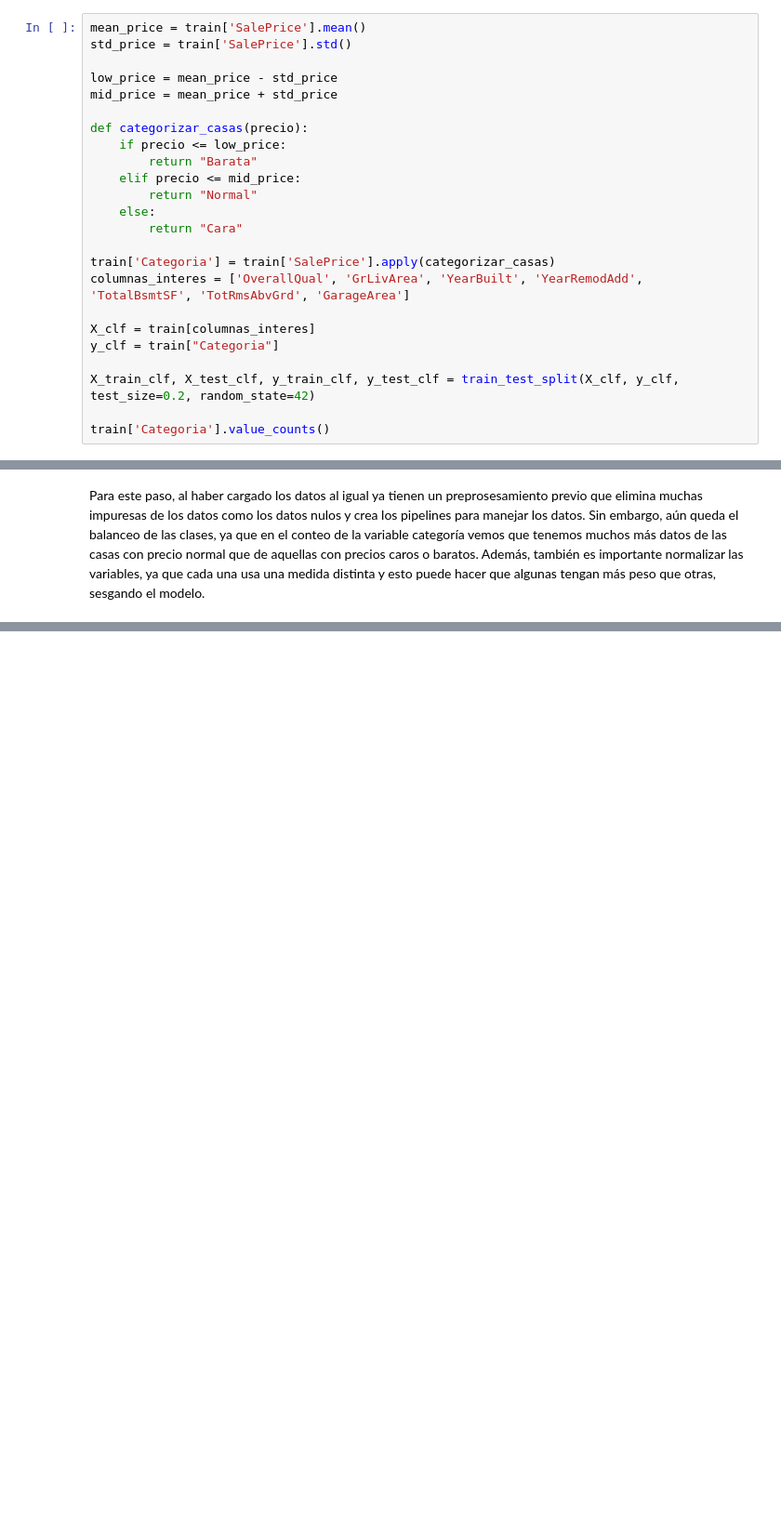
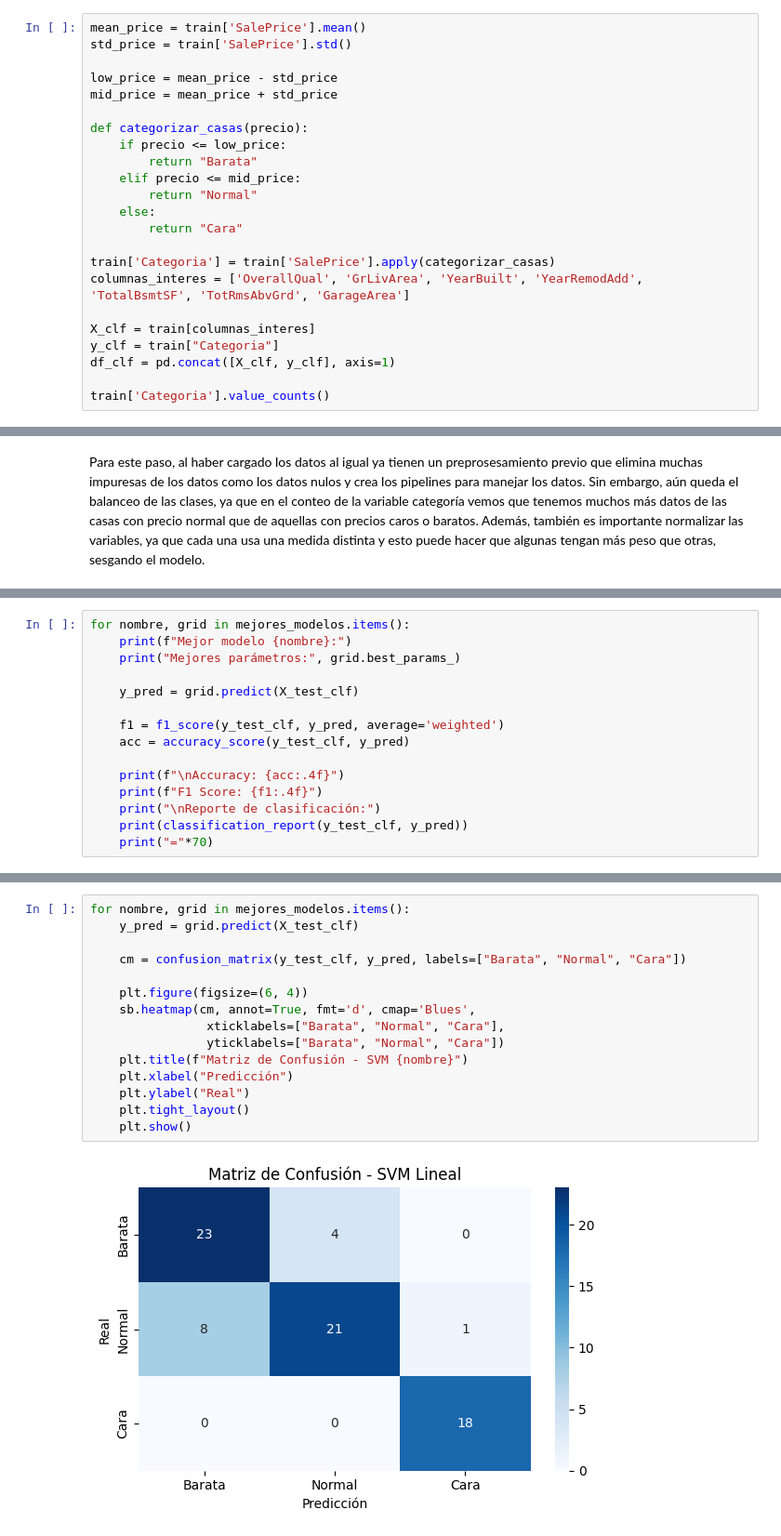
Before and after one commit to DiegoGarV/HDT8-DM, a Jupyter notebook: SVM.ipynb, the cells around one changed output, grey strips where cells are left out. Shown: that part at 93% size. Saved outputs shown, nothing was run; the diff lists cells and outputs as text; blank space fills up the shorter version.

```diff
--- a/SVM.ipynb
+++ b/SVM.ipynb
@@ -90,8 +79,7 @@ columnas_interes = ['OverallQual', 'GrLivArea', 'YearBuilt', 'YearRemodAdd',  'T
 
 X_clf = train[columnas_interes]
 y_clf = train["Categoria"]
-
-X_train_clf, X_test_clf, y_train_clf, y_test_clf = train_test_split(X_clf, y_clf, test_size=0.2, random_state=42)
+df_clf = pd.concat([X_clf, y_clf], axis=1)
 
 train['Categoria'].value_counts()
 # %% [output]
@@ -120,0 +241,15 @@ svm_clf.fit(X_train_clf_prep, y_train_clf)
+# %%
+for nombre, grid in mejores_modelos.items():
+    print(f"Mejor modelo {nombre}:")
+    print("Mejores parámetros:", grid.best_params_)
+
+    y_pred = grid.predict(X_test_clf)
+
+    f1 = f1_score(y_test_clf, y_pred, average='weighted')
+    acc = accuracy_score(y_test_clf, y_pred)
+
+    print(f"\nAccuracy: {acc:.4f}")
+    print(f"F1 Score: {f1:.4f}")
+    print("\nReporte de clasificación:")
+    print(classification_report(y_test_clf, y_pred))
+    print("="*70)
@@ -120,0 +274,17 @@ svm_clf.fit(X_train_clf_prep, y_train_clf)
+# %%
+for nombre, grid in mejores_modelos.items():
+    y_pred = grid.predict(X_test_clf)
+
+    cm = confusion_matrix(y_test_clf, y_pred, labels=["Barata", "Normal", "Cara"])
+
+    plt.figure(figsize=(6, 4))
+    sb.heatmap(cm, annot=True, fmt='d', cmap='Blues',
+                xticklabels=["Barata", "Normal", "Cara"],
+                yticklabels=["Barata", "Normal", "Cara"])
+    plt.title(f"Matriz de Confusión - SVM {nombre}")
+    plt.xlabel("Predicción")
+    plt.ylabel("Real")
+    plt.tight_layout()
+    plt.show()
+# %% [output]
+[figure, added]
```
Also changed, not shown: parts of 8 cells of this notebook.
